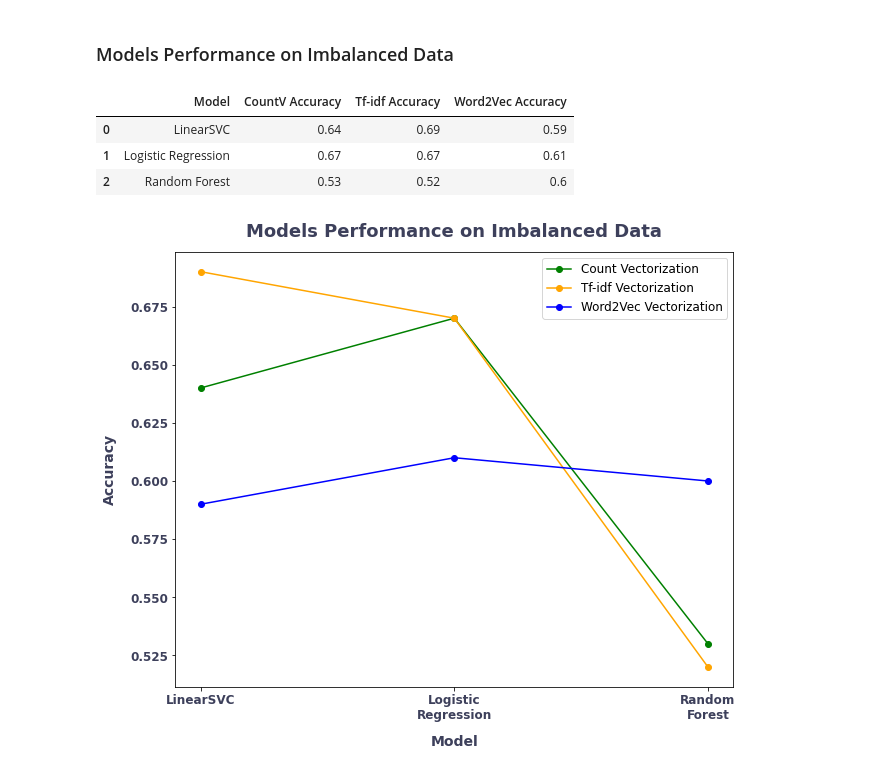
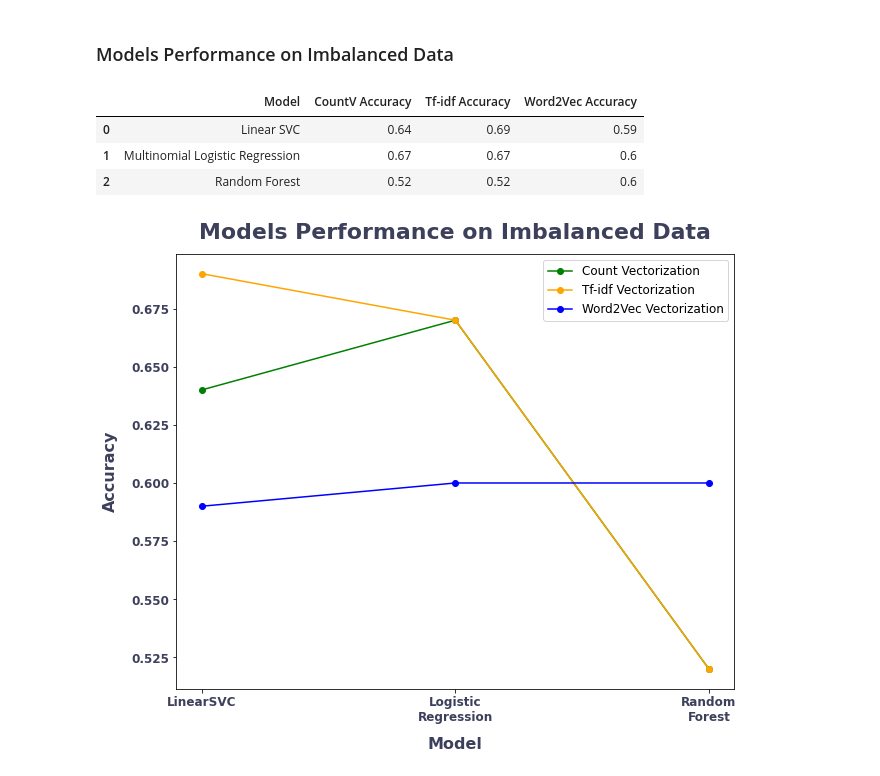
Before and after one commit to github-prathma/News-ClassificationAnalysis, a Jupyter notebook: NewsClassification.ipynb, the cells around one changed output. Cells and saved outputs as stored; diff of their text form; code cells hidden in the pictures.

```diff
--- a/NewsClassification.ipynb
+++ b/NewsClassification.ipynb
@@ -704,7 +706,7 @@ cvec_lr_cw_crplot
 # %% [markdown]
 #### Imbalanced Data
 # %%
-clf_tfidf_lr = Pipeline([('tfidf', TfidfVectorizer()), ('clf', LogisticRegression())])
+clf_tfidf_lr = Pipeline([('tfidf', TfidfVectorizer()), ('clf', LogisticRegression(multi_class='multinomial', solver='lbfgs'))])
 
 # Feed the training data through the pipeline
 clf_tfidf_lr.fit(X_train, y_train)
@@ -770,7 +773,7 @@ tfidf_lr_crplot
 # %% [markdown]
 #### Balanced Data
 # %%
-clf_tfidf_lr_cw = Pipeline([('tfidf', TfidfVectorizer()), ('clf', LogisticRegression(class_weight='balanced'))])
+clf_tfidf_lr_cw = Pipeline([('tfidf', TfidfVectorizer()), ('clf', LogisticRegression(multi_class='multinomial', solver='lbfgs', class_weight='balanced'))])
 
 # Feed the training data through the pipeline
 clf_tfidf_lr_cw.fit(X_train, y_train)
@@ -839,7 +844,7 @@ tfidf_lr_cw_crplot
 # %% [markdown]
 #### Imbalanced Data
 # %%
-clf_w2v_lr = LogisticRegression()
+clf_w2v_lr = LogisticRegression(multi_class='multinomial', solver='lbfgs')
 
 # Feed the training data through the pipeline
 clf_w2v_lr.fit(X_w2v_train, y_w2v_train)
@@ -905,7 +910,7 @@ w2v_lr_crplot
 # %% [markdown]
 #### Balanced Data
 # %%
-clf_w2v_lr_cw = LogisticRegression(class_weight='balanced')
+clf_w2v_lr_cw = LogisticRegression(multi_class='multinomial', solver='lbfgs', class_weight='balanced')
 
 # Feed the training data through the pipeline
 clf_w2v_lr_cw.fit(X_w2v_train, y_w2v_train)
@@ -1431,29 +1437,29 @@ tfidf_im_accs = [round(list(lsvc_imbalanced_accuracies.values())[1],2), round(li
 w2v_im_accs = [round(list(lsvc_imbalanced_accuracies.values())[2],2), round(list(lr_imbalanced_accuracies.values())[2],2), round(list(rf_imbalanced_accuracies.values())[2],2)]
 
 
-models_imbal_df = pd.DataFrame(np.column_stack([model_names, cvec_im_accs, tfidf_im_accs, w2v_im_accs]),
+models_imbal_df = pd.DataFrame(np.column_stack([models, cvec_im_accs, tfidf_im_accs, w2v_im_accs]),
                                columns=columns)
 models_imbal_df
 # %% [output]
 |  | Model | CountV Accuracy | Tf-idf Accuracy | Word2Vec Accuracy |
-| 0 | LinearSVC | 0.64 | 0.69 | 0.59 |
-| 1 | Logistic Regression | 0.67 | 0.67 | 0.61 |
-| 2 | Random Forest | 0.53 | 0.52 | 0.6 |
+| 0 | Linear SVC | 0.64 | 0.69 | 0.59 |
+| 1 | Multinomial Logistic Regression | 0.67 | 0.67 | 0.6 |
+| 2 | Random Forest | 0.52 | 0.52 | 0.6 |
 # %%
 x = model_names
 y_cvec = cvec_im_accs
 y_tfidf = tfidf_im_accs
 y_w2v = w2v_im_accs
 plt.figure(figsize=(10,8))
 plt.plot(x, y_cvec, label= "Count Vectorization", color='green', marker='o')
 plt.plot(x, y_tfidf, label= "Tf-idf Vectorization", color='orange', marker='o')
 plt.plot(x, y_w2v, label= "Word2Vec Vectorization", color='blue', marker='o')
-plt.title('Models Performance on Imbalanced Data', fontweight="bold", fontsize=18, color="#3D405B", pad=15)
-plt.xlabel('Model', fontsize = 14, labelpad=13, color="#3D405B", fontweight="bold")
-plt.ylabel('Accuracy', fontsize=14, labelpad=13, color="#3D405B", fontweight="bold")
+plt.title('Models Performance on Imbalanced Data', fontweight="bold", fontsize=22, color="#3D405B", pad=15)
+plt.xlabel('Model', fontsize = 16, labelpad=13, color="#3D405B", fontweight="bold")
+plt.ylabel('Accuracy', fontsize=16, labelpad=13, color="#3D405B", fontweight="bold")
 plt.xticks(fontweight="bold", fontsize=12, color="#3D405B")
 plt.yticks(fontweight="bold", fontsize=12, color="#3D405B")
 plt.legend(fontsize=12, loc='upper right')
 plt.show()
 # %% [output]
-[figure, old version]
+[figure, new version]
```
Also changed, not shown: parts of 37 cells of this notebook, 3 other files.
